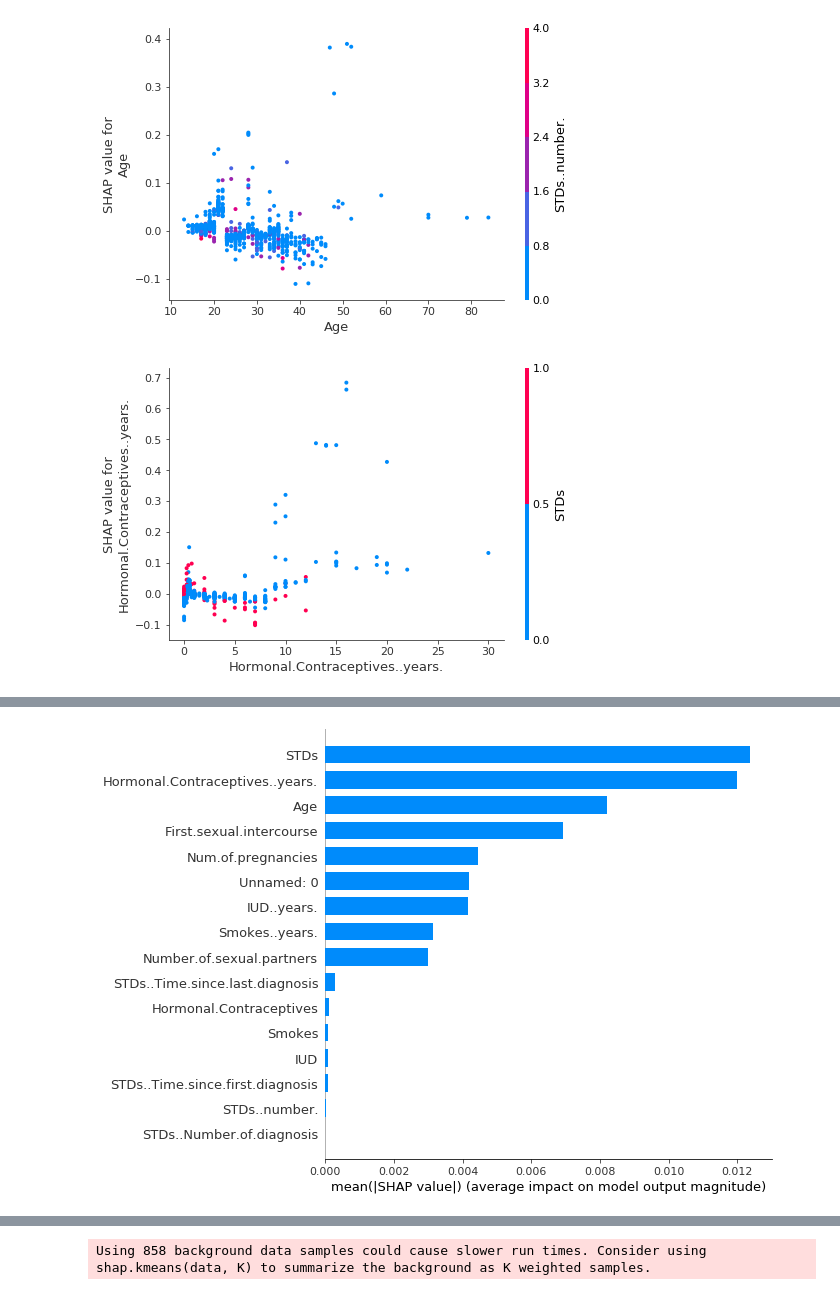
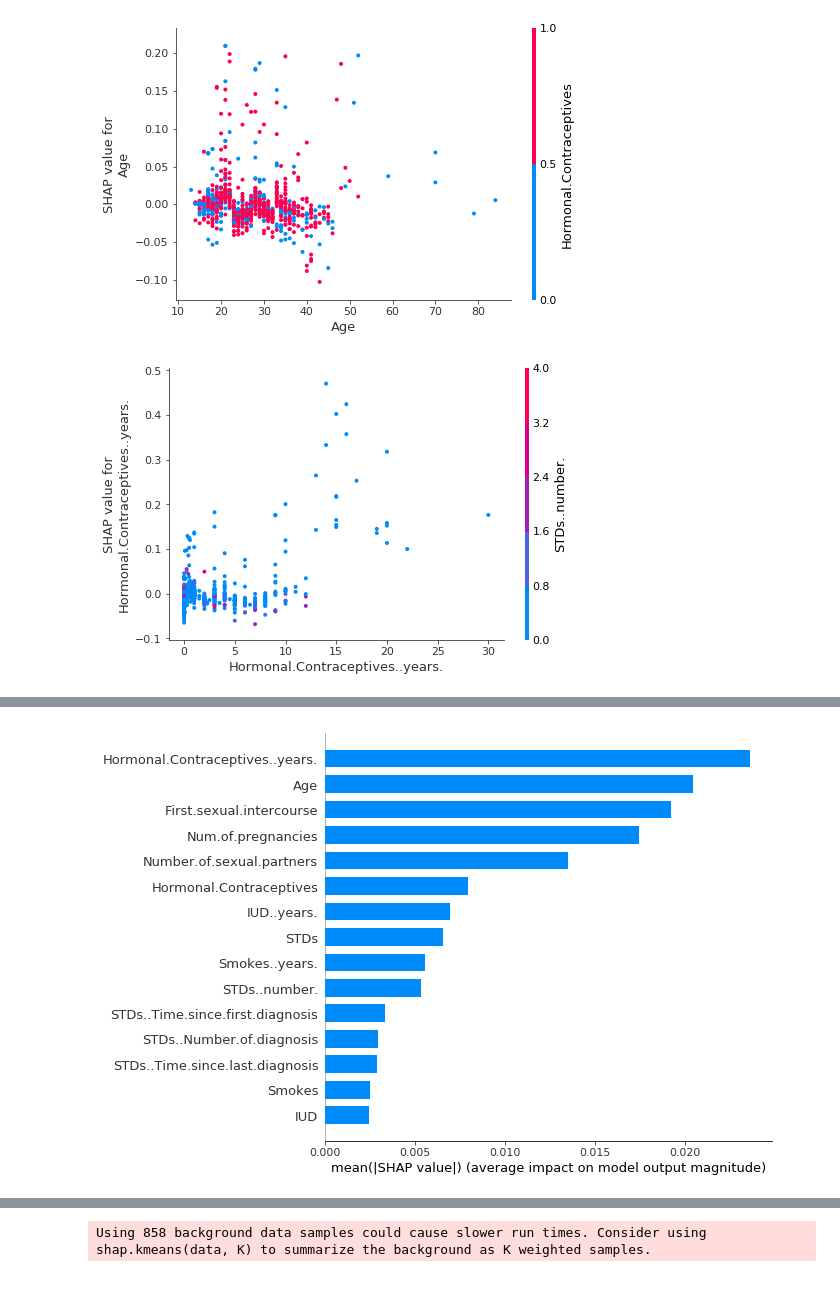
Before and after one commit to christophM/interpretable-ml-book, a Jupyter notebook: scripts/shap/shap-notebook.ipynb, the cells around one changed output, grey strips where cells are left out. Saved outputs shown, nothing was run; the diff lists cells and outputs as text; code cells hidden in the pictures.

```diff
--- a/scripts/shap/shap-notebook.ipynb
+++ b/scripts/shap/shap-notebook.ipynb
@@ -49,12 +49,12 @@ shap.dependence_plot("Age", shap_values, X, interaction_index=7)
 # %%
 # Feature Effect with auto interaction detection
-shap.dependence_plot("Age", shap_values, X)
+shap.dependence_plot("Age", shap_values[1], X)
 # %% [output]
-[figure, old version]
+[figure, new version]
 # %%
 # Feature Effect with auto interaction detection
-shap.dependence_plot("Hormonal.Contraceptives..years.", shap_values, X)
+shap.dependence_plot("Hormonal.Contraceptives..years.", shap_values[1], X)
 # %% [output]
-[figure, old version]
+[figure, new version]
 # %%
 # Plot instance clustering
@@ -64,9 +64,9 @@ shap.force_plot(explainer.expected_value, shap_values, X)
 # %%
 # Plot feature interaction
 
 # Plot feature importance
-shap.summary_plot(shap_values, X, plot_type = "bar")
+shap.summary_plot(shap_values[1], X, plot_type = "bar")
 # %% [output]
-[figure, old version]
+[figure, new version]
 # %%
 shap_ia = explainer.shap_interaction_values(X, y)
```
Also changed, not shown: parts of 8 cells of this notebook, 1 other file.
